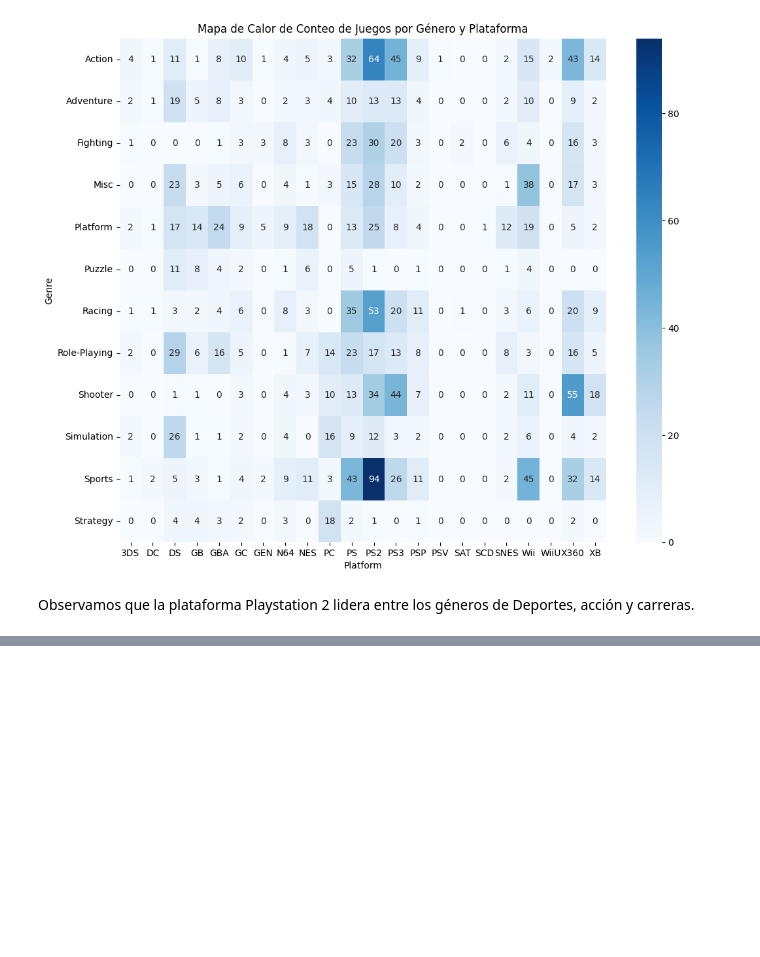
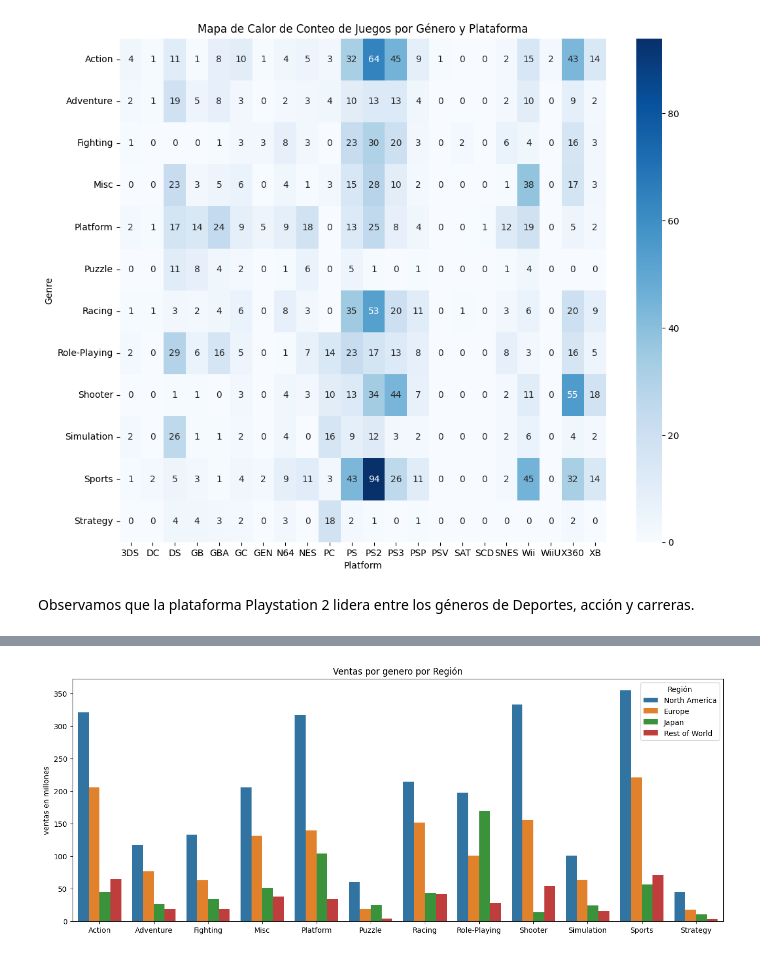
Before and after one commit to pablo-mada/Proyecto-Final, a Jupyter notebook: Notebooks/04_Visualizacion.ipynb, the cells around one changed output, grey strips where cells are left out. Cells and saved outputs as stored; diff of their text form; code cells hidden in the pictures; blank space fills up the shorter version.

```diff
--- a/Notebooks/04_Visualizacion.ipynb
+++ b/Notebooks/04_Visualizacion.ipynb
@@ -75,0 +92,27 @@ Observamos que la plataforma Playstation 2 lidera entre los géneros de Deportes
+# %%
+ventas_por_genero = df.groupby(by='Genre').agg({
+    'North America':'sum',
+    'Europe':'sum',
+    'Japan':'sum',
+    'Rest of World':'sum'
+}).reset_index()
+
+ventas_por_genero = pd.melt(ventas_por_genero, id_vars=['Genre'], value_vars=['North America', 'Europe', 'Japan', 'Rest of World'],
+                        var_name='Región', value_name='Ventas')
+
+
+
+plt.figure(figsize=(16,6))
+sns.barplot(
+    x='Genre',
+    y='Ventas',
+    hue='Región',
+    data=ventas_por_genero
+)
+plt.title('Ventas por genero por Región')
+plt.xlabel(None)
+plt.ylabel('ventas en millones')
+plt.legend(title='Región')
+plt.show()
+# %% [output]
+[figure, added]
```
Also changed, not shown: parts of 2 cells of this notebook, 1 other file.
